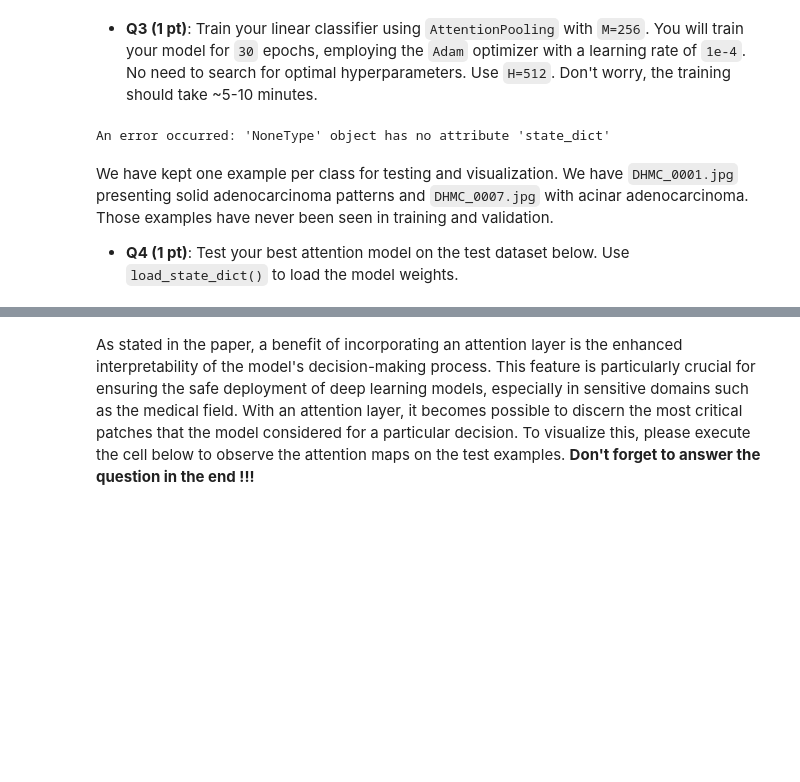
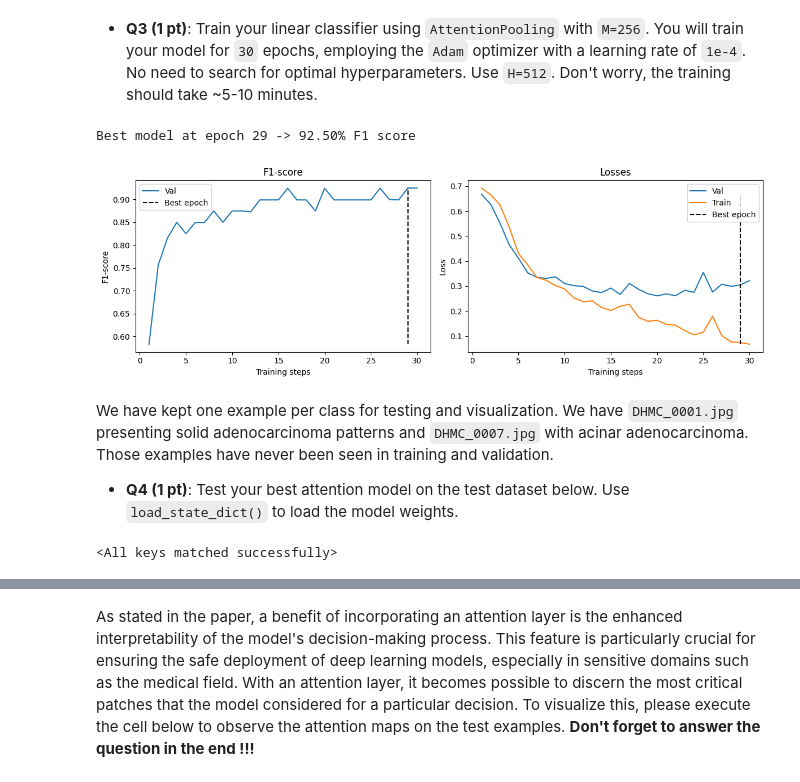
Before and after one commit to ewaMiazga/IAPR-2025, a Jupyter notebook: labs/lab_03_iapr.ipynb, the cells around one changed output, grey strips where cells are left out. Cells and saved outputs as stored; diff of their text form; code cells hidden in the pictures; blank space fills up the shorter version.

```diff
--- a/labs/lab_03_iapr.ipynb
+++ b/labs/lab_03_iapr.ipynb
@@ -961,6 +939,15 @@ class Attn_Net_Gated(nn.Module):
         # Your code here ...
         # ------------------
 
+        # Define the three fully connected layers with ReLU activation
+        self.fc1 = nn.Linear(L, M)
+        self.fc2 = nn.Linear(L, M)
+        self.fc3 = nn.Linear(M, 1, bias=False)
+
+
+
+
+
     def forward(self, x):
         """Forward path of the gated attention network
 
@@ -974,6 +961,15 @@ class Attn_Net_Gated(nn.Module):
         # Your code here ...
         # ------------------
 
+        # Apply the first fully connected layer with tanh activation
+        fc1_x = torch.tanh(self.fc1(x))
+        # Apply the second fully connected layer with sigmoid activation
+        fc2_x = torch.sigmoid(self.fc2(x))
+
+        # Compute the attention value by multiplying the outputs of the two layers and applying softmax
+        A = self.fc3(fc1_x * fc2_x)
+        A = torch.softmax(A, dim=0)
+
         return A
 # %%
 ################################################################
@@ -1032,12 +1042,13 @@ optimizer = None
 # %%
 ################################################################
 ############################ TEST ##############################
 ################################################################
 
 # Train and Plot results
-plot_training(model, train, train_loader, val_loader, epochs=epochs, optimizer=optimizer)
+best_model = plot_training(model, train, train_loader, val_loader, epochs=epochs, optimizer=optimizer)
 # %% [output]
-An error occurred: 'NoneType' object has no attribute 'state_dict'
+Best model at epoch 29 -> 92.50% F1 score
+[figure, added]
 # %% [markdown]
 We have kept one example per class for testing and visualization. We have `DHMC_0001.jpg` presenting solid adenocarcinoma patterns and `DHMC_0007.jpg` with acinar adenocarcinoma. Those examples have never been seen in training and validation.
 
@@ -1054,6 +1065,11 @@ model = None
 # ------------------
 # Your code here ...
 # ------------------
+
+model = LinearClassifier(in_dim=d, H=H, n_classes=n_classes, pooling_fn=AttentionPooling(H,M))
+model.load_state_dict(best_model)
+# %% [output]
+<All keys matched successfully>
 # %%
 ################################################################
 ############################ TEST ##############################
```
Also changed, not shown: parts of 10 cells of this notebook.
